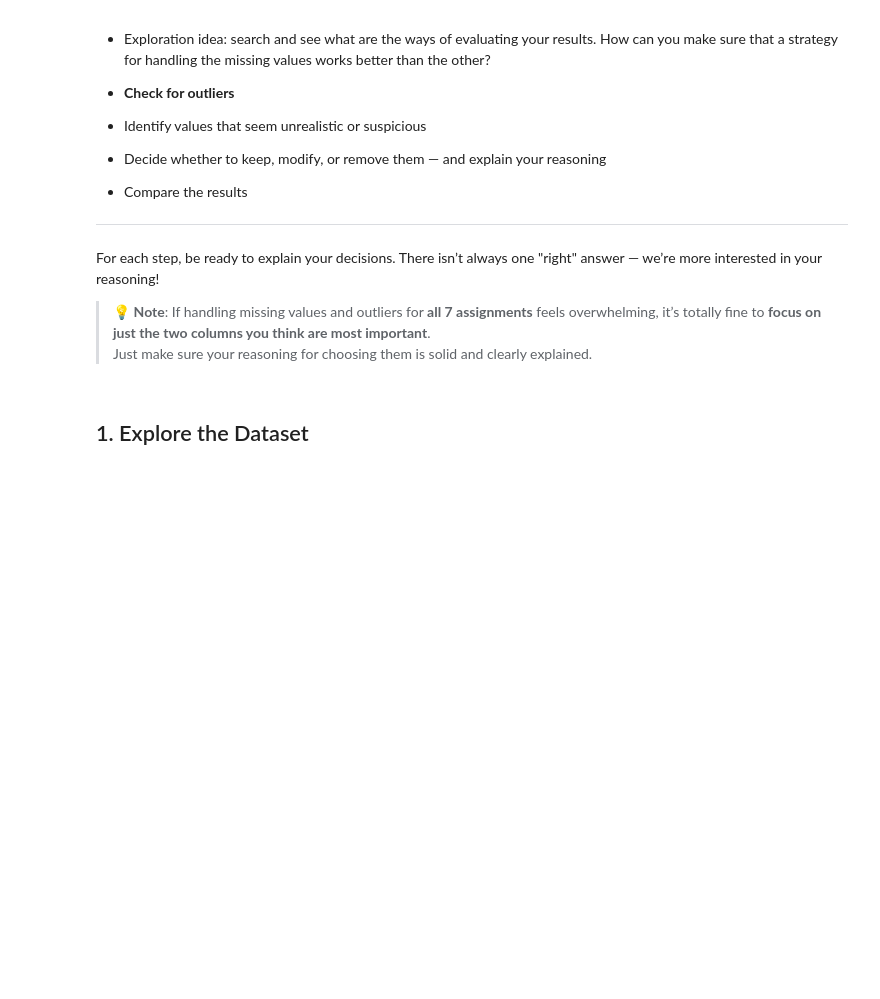
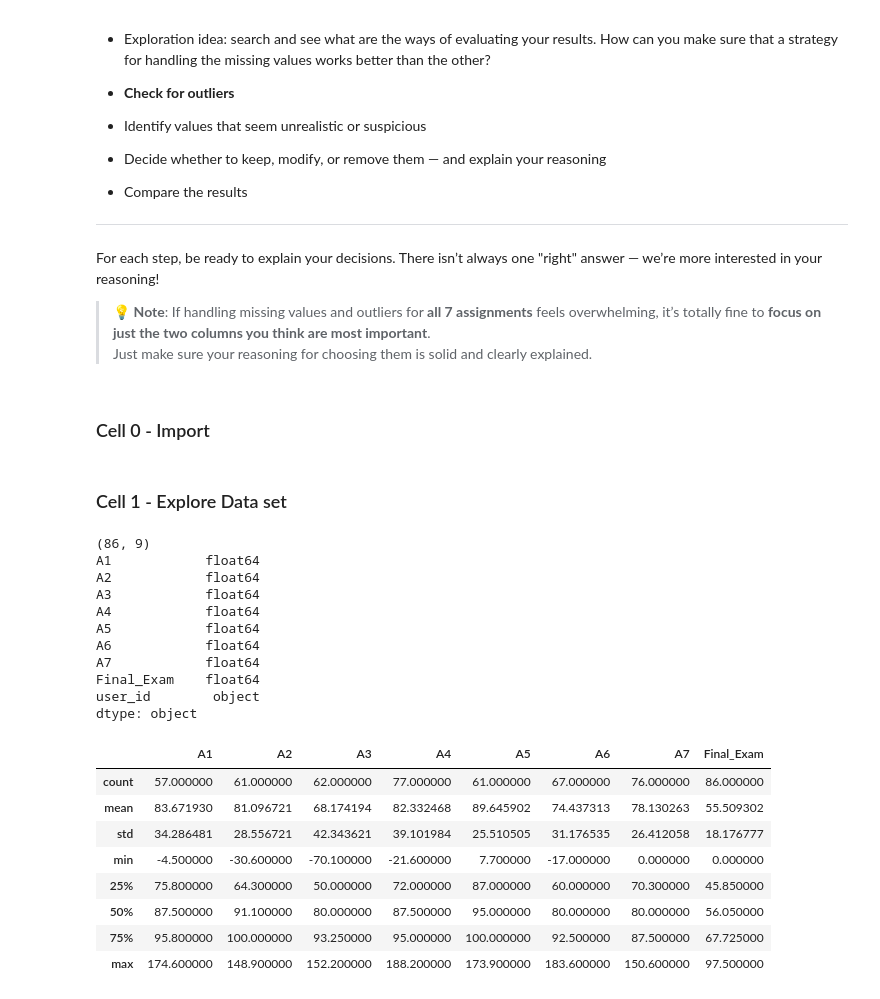
Before and after one commit to MarcusC2003/Chan-Marcus-LabTask, a Jupyter notebook: lab02-EDA-main/LabTask02.ipynb, the cells around one changed output. Drawn from its saved outputs; the diff is of its cells as text; code cells hidden in the pictures; blank space fills up the shorter version.

```diff
--- a/lab02-EDA-main/LabTask02.ipynb
+++ b/lab02-EDA-main/LabTask02.ipynb
@@ -61,3 +61,5 @@ For each step, be ready to explain your decisions. There isn’t always one "rig
 
 > 💡 **Note**: If handling missing values and outliers for **all 7 assignments** feels overwhelming, it’s totally fine to **focus on just the two columns you think are most important**.
 > Just make sure your reasoning for choosing them is solid and clearly explained.
+# %% [markdown]
+### Cell 0 - Import ###
@@ -64,14 +74,31 @@ For each step, be ready to explain your decisions. There isn’t always one "rig
 # %% [markdown]
-## 1. Explore the Dataset
+### Cell 1 - Explore Data set ###
 # %%
 import pandas as pd
-import numpy as np
-import matplotlib.pyplot as plt
-import seaborn as sns
 
 df = pd.read_csv('grades_crpt.csv')
 
-print(f"Shape: {df.shape[0]} students, {df.shape[1]} columns")
-print(f"\nColumns: {list(df.columns)}")
-print(f"\nData types:\n{df.dtypes}")
-df.head(10)
+print(df.shape)
+print(df.dtypes)
+df.describe()
+# %% [output]
+(86, 9)
+A1            float64
+A2            float64
+A3            float64
+A4            float64
+A5            float64
+A6            float64
+A7            float64
+Final_Exam    float64
+user_id        object
+dtype: object
+|  | A1 | A2 | A3 | A4 | A5 | A6 | A7 | Final_Exam |
+| count | 57.000000 | 61.000000 | 62.000000 | 77.000000 | 61.000000 | 67.000000 | 76.000000 | 86.000000 |
+| mean | 83.671930 | 81.096721 | 68.174194 | 82.332468 | 89.645902 | 74.437313 | 78.130263 | 55.509302 |
+| std | 34.286481 | 28.556721 | 42.343621 | 39.101984 | 25.510505 | 31.176535 | 26.412058 | 18.176777 |
+| min | -4.500000 | -30.600000 | -70.100000 | -21.600000 | 7.700000 | -17.000000 | 0.000000 | 0.000000 |
+| 25% | 75.800000 | 64.300000 | 50.000000 | 72.000000 | 87.000000 | 60.000000 | 70.300000 | 45.850000 |
+| 50% | 87.500000 | 91.100000 | 80.000000 | 87.500000 | 95.000000 | 80.000000 | 80.000000 | 56.050000 |
+| 75% | 95.800000 | 100.000000 | 93.250000 | 95.000000 | 100.000000 | 92.500000 | 87.500000 | 67.725000 |
+| max | 174.600000 | 148.900000 | 152.200000 | 188.200000 | 173.900000 | 183.600000 | 150.600000 | 97.500000 |
```
Also changed, not shown: parts of 18 cells of this notebook, 2 other files.
